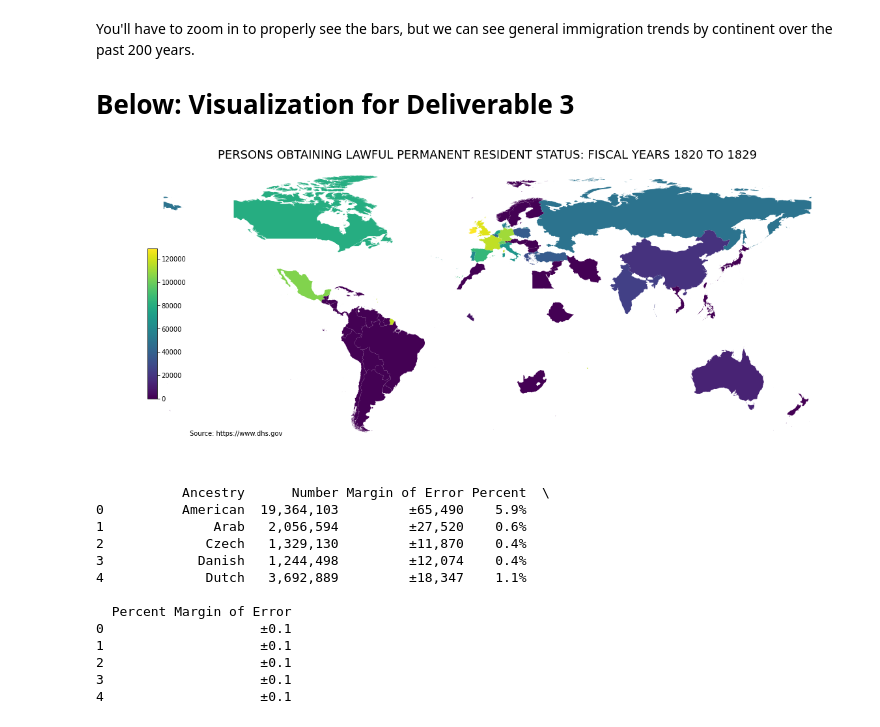
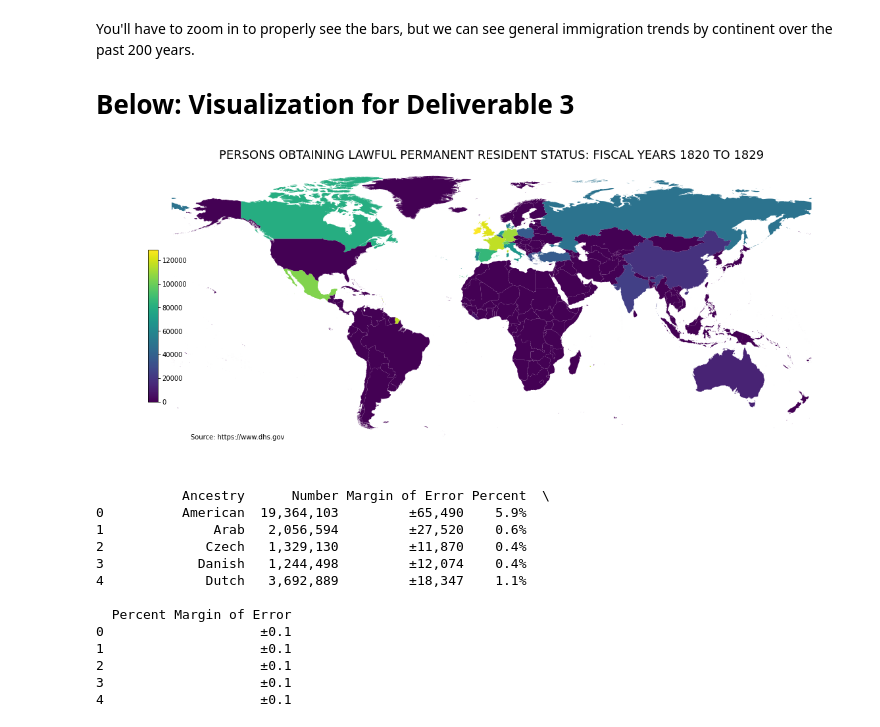
Before and after one commit to ljstaib/cs506-finalProject, a Jupyter notebook: Deliverable-3/exploration.ipynb, the cells around one changed output. Drawn from its saved outputs; the diff is of its cells as text; code cells hidden in the pictures.

Commit message:
Fixed map by adding empty data for missing countries

```diff
--- a/Deliverable-3/exploration.ipynb
+++ b/Deliverable-3/exploration.ipynb
@@ -189,43 +189,59 @@ for region in remove_regions:
 # Rename regions to use with world data
 df_globe_plot['Region'].replace("Canada and Newfoundland", "Canada", inplace=True)
 
+# Make it so countries with no data are not removed from the map
+temp = geo_df['country'].isin(df_globe_plot['Region'])
+add_countries = geo_df[~temp]['country'].tolist()
+# print(add_countries)
+
+# Add missing countries with no immigration data
+cols = ['Region', '1820 to 1829', '1830 to 1839', '1840 to 1849', '1850 to 1859', '1860 to 1869', '1870 to 1879',
+            '1880 to 1889', '1890 to 1899', '1900 to 1909', '1910 to 1919', '1920 to 1929', '1930 to 1939',
+            '1940 to 1949', '1950 to 1959', '1960 to 1969', '1970 to 1979', '1980 to 1989', '1990 to 1999',
+            '2000 to 2009', '2010 to 2020']
+
+template = pd.DataFrame(columns=cols)
+template.loc[0] = ['placeholder', 0, 0, 0, 0, 0, 0, 0, 0, 0, 0, 0, 0, 0, 0, 0, 0, 0, 0, 0, 0]
+for x in add_countries:
+    out = template
+    out['Region'] = x
+    df_globe_plot = pd.concat([df_globe_plot, out])
+
 # Combine dataset with geo dataset
 merged_df = pd.merge(left=df_globe_plot, right=geo_df, how='left', left_on='Region', right_on='country')
-
-# TODO: Make it so countries with no data are not removed from the map...
 
 merged_df = gpd.GeoDataFrame(merged_df)
 
 # Create info for plot
 title = 'PERSONS OBTAINING LAWFUL PERMANENT RESIDENT STATUS: FISCAL YEARS 1820 TO 1829'
 # cols = ['1820 to 1829', '1830 to 1839', '1840 to 1849', '1850 to 1859', '1860 to 1869', '1870 to 1879',
 #            '1880 to 1889', '1890 to 1899', '1900 to 1909', '1910 to 1919', '1920 to 1929', '1930 to 1939',
 #            '1940 to 1949', '1950 to 1959', '1960 to 1969', '1970 to 1979', '1980 to 1989', '1990 to 1999',
 #            '2000 to 2009', '2010 to 2020']
 y = "1820 to 1829"
 source = 'Source: https://www.dhs.gov'
 val_min = df[y].min()
 val_max = df[y].max()
 theme = 'viridis'
 
 # Create plot
 fig, ax = plt.subplots(1, figsize=(20, 8))
 
 ax.axis('off')
 merged_df.plot(column=y, ax=ax, cmap=theme)
 ax.set_title(title, fontdict={'fontsize': '18', 'fontweight': '3'})
 
 # Source annotation
 ax.annotate(source, xy=(0.1, .08), fontsize=10, horizontalalignment='left', verticalalignment='bottom',
                 xycoords='figure fraction')
 
 # Colorbar
 sm = plt.cm.ScalarMappable(norm=plt.Normalize(vmin=val_min, vmax=val_max), cmap=theme)
 sm._A = []
 cbaxes = fig.add_axes([0.15, 0.25, 0.01, 0.4])
 cbar = fig.colorbar(sm, cax=cbaxes)
 # %% [output]
-[figure, old version]
+[figure, new version]
 # %%
 # Data from: https://data.census.gov/cedsci/table?q=nationality&tid=ACSDP5Y2020.DP02
 # %%
```
Also changed, not shown: parts of 4 cells of this notebook.
